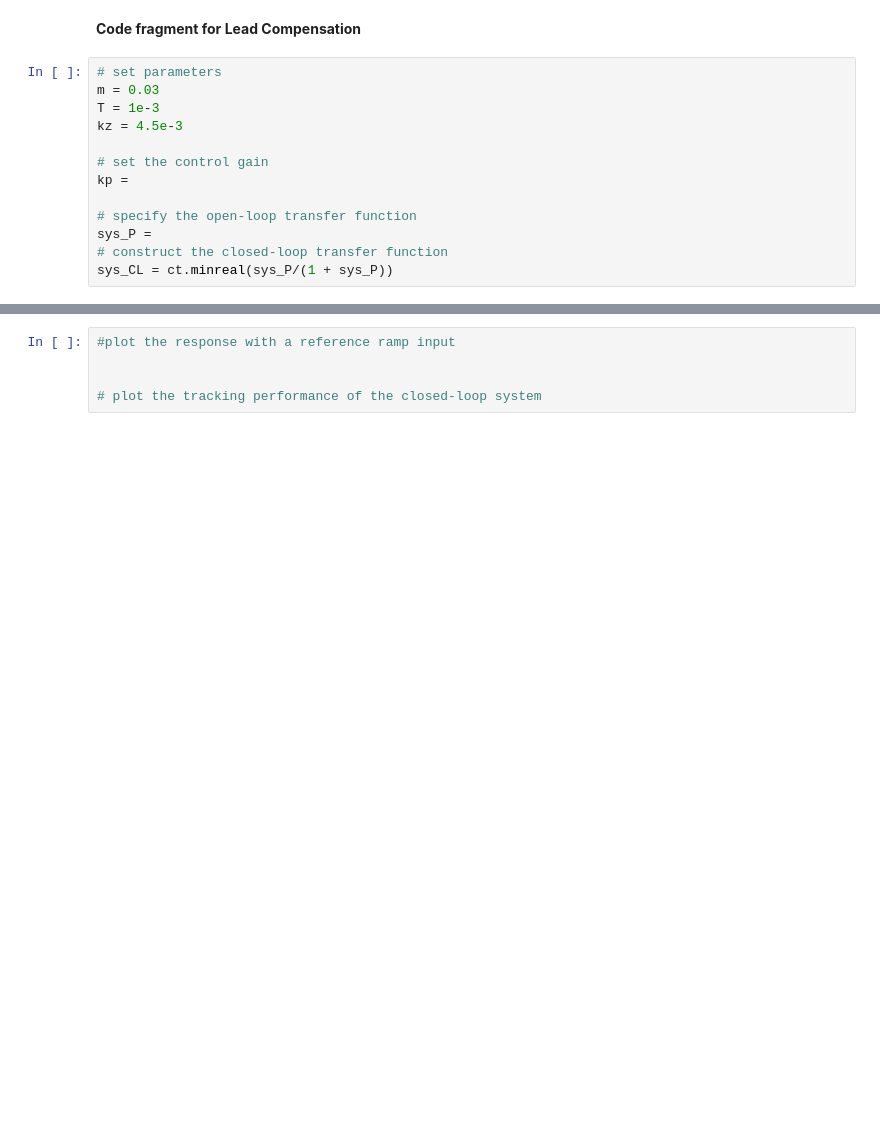
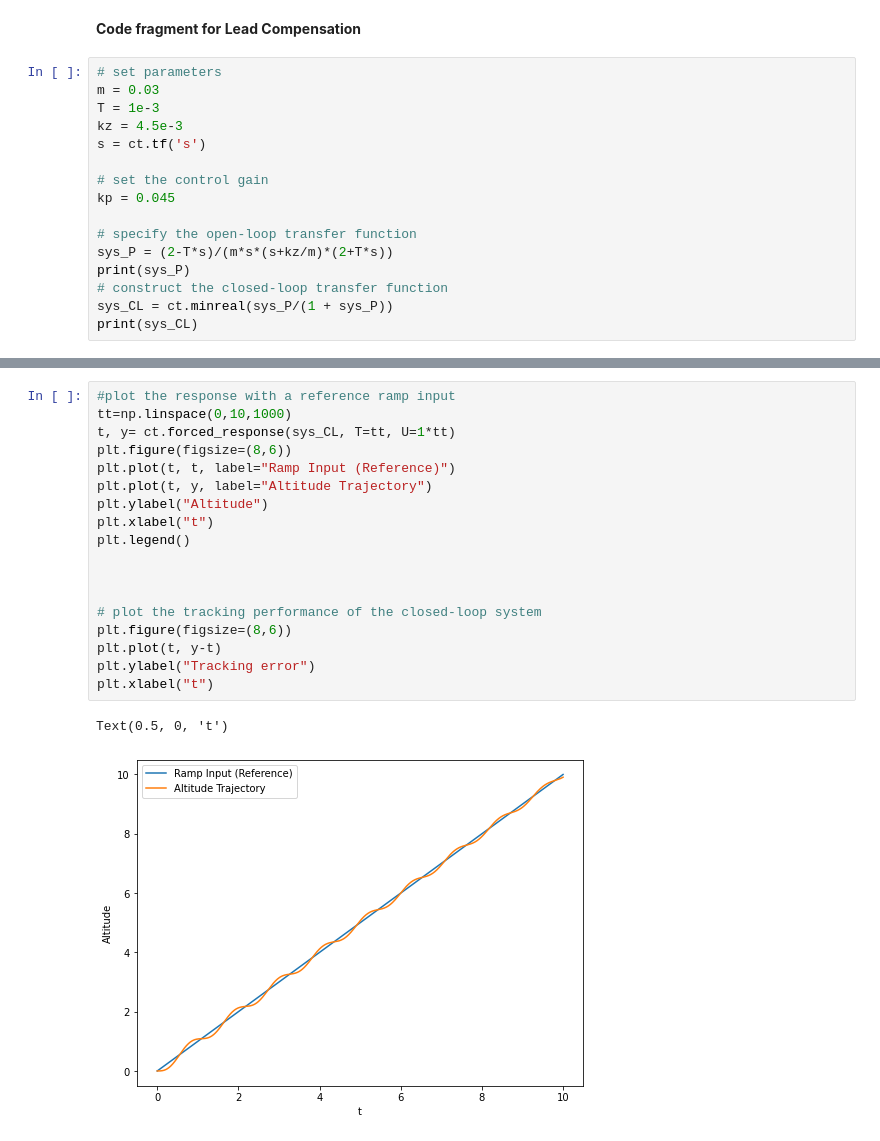
Before and after one commit to yyyyorky/quadcopter_ct, a Jupyter notebook: quadcopter2.ipynb, the cells around one changed output, grey strips where cells are left out. Cells and saved outputs as stored; diff of their text form; blank space fills up the shorter version.

```diff
--- a/quadcopter2.ipynb
+++ b/quadcopter2.ipynb
@@ -182,11 +188,14 @@ for Td in Td_list:
 m = 0.03
 T = 1e-3
 kz = 4.5e-3
+s = ct.tf('s')
 
 # set the control gain
-kp =
+kp = 0.045
 
 # specify the open-loop transfer function
-sys_P =
+sys_P = (2-T*s)/(m*s*(s+kz/m)*(2+T*s))
+print(sys_P)
 # construct the closed-loop transfer function
 sys_CL = ct.minreal(sys_P/(1 + sys_P))
+print(sys_CL)
@@ -193,5 +212,21 @@ sys_CL = ct.minreal(sys_P/(1 + sys_P))
 # %%
 #plot the response with a reference ramp input
+tt=np.linspace(0,10,1000)
+t, y= ct.forced_response(sys_CL, T=tt, U=1*tt)
+plt.figure(figsize=(8,6))
+plt.plot(t, t, label="Ramp Input (Reference)")
+plt.plot(t, y, label="Altitude Trajectory")
+plt.ylabel("Altitude")
+plt.xlabel("t")
+plt.legend()
+
 
 
 # plot the tracking performance of the closed-loop system
+plt.figure(figsize=(8,6))
+plt.plot(t, y-t)
+plt.ylabel("Tracking error")
+plt.xlabel("t")
+# %% [output]
+Text(0.5, 0, 't')
+[figure, added]
```
Also changed, not shown: parts of 6 cells of this notebook.
